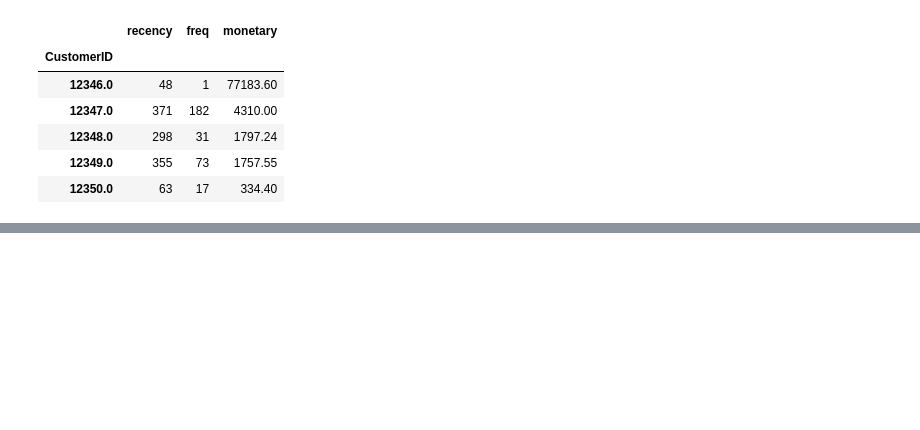
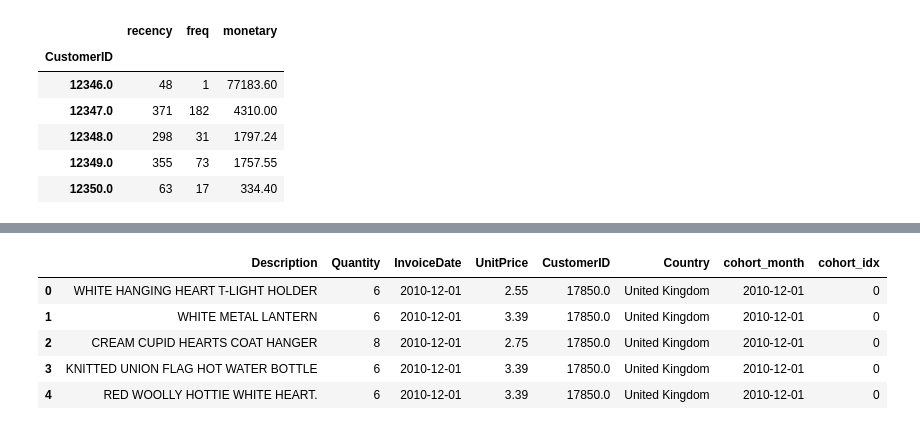
Before and after one commit to hyugai/DataAnalysis-Marketing-OnlineRetail_2010to2011, a Jupyter notebook: jupyter/init.ipynb, the cells around one changed output, grey strips where cells are left out. Cells and saved outputs as stored; diff of their text form; code cells hidden in the pictures; blank space fills up the shorter version.

```diff
--- a/jupyter/init.ipynb
+++ b/jupyter/init.ipynb
@@ -221,0 +224,8 @@ rfm.to_csv('../resource/data/rfm.csv', index=False)
+# %%
+# remove irrelavant columns
+df_cohort_analysis = df_cleaned.copy()
+##
+try:
+    df_cohort_analysis.drop(['InvoiceNo'], inplace=True, axis=1)
+except:
+    print('Check the name of columns again')
@@ -221,0 +255,19 @@ rfm.to_csv('../resource/data/rfm.csv', index=False)
+# %%
+# cohort index
+def calculate_cohort_idx(df: pd.DataFrame, current_date: str, cohort_month: str):
+    yrs_diff = df[current_date].dt.year.astype(int) - df[cohort_month].dt.year.astype(int)
+    months_diff = df[current_date].dt.month.astype(int) - df[cohort_month].dt.month.astype(int)
+    total_months_diff = yrs_diff*12 + months_diff
+
+    return total_months_diff
+
+df_cohort_analysis['cohort_idx'] = calculate_cohort_idx(df_cohort_analysis, 'InvoiceDate', 'cohort_month')
+df_cohort_analysis['cohort_month'] = df_cohort_analysis['cohort_month'].astype(str)
+df_cohort_analysis.head()
+# %% [output]
+|  | Description | Quantity | InvoiceDate | UnitPrice | CustomerID | Country | cohort_month | cohort_idx |
+| 0 | WHITE HANGING HEART T-LIGHT HOLDER | 6 | 2010-12-01 | 2.55 | 17850.0 | United Kingdom | 2010-12-01 | 0 |
+| 1 | WHITE METAL LANTERN | 6 | 2010-12-01 | 3.39 | 17850.0 | United Kingdom | 2010-12-01 | 0 |
+| 2 | CREAM CUPID HEARTS COAT HANGER | 8 | 2010-12-01 | 2.75 | 17850.0 | United Kingdom | 2010-12-01 | 0 |
+| 3 | KNITTED UNION FLAG HOT WATER BOTTLE | 6 | 2010-12-01 | 3.39 | 17850.0 | United Kingdom | 2010-12-01 | 0 |
+| 4 | RED WOOLLY HOTTIE WHITE HEART. | 6 | 2010-12-01 | 3.39 | 17850.0 | United Kingdom | 2010-12-01 | 0 |
```
Also changed, not shown: parts of 6 cells of this notebook, 1 other file.
